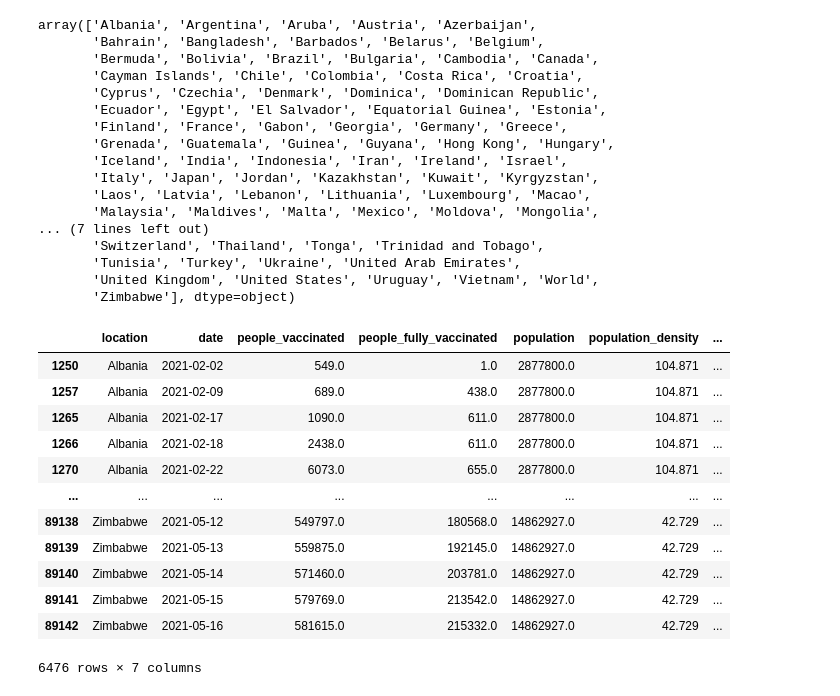
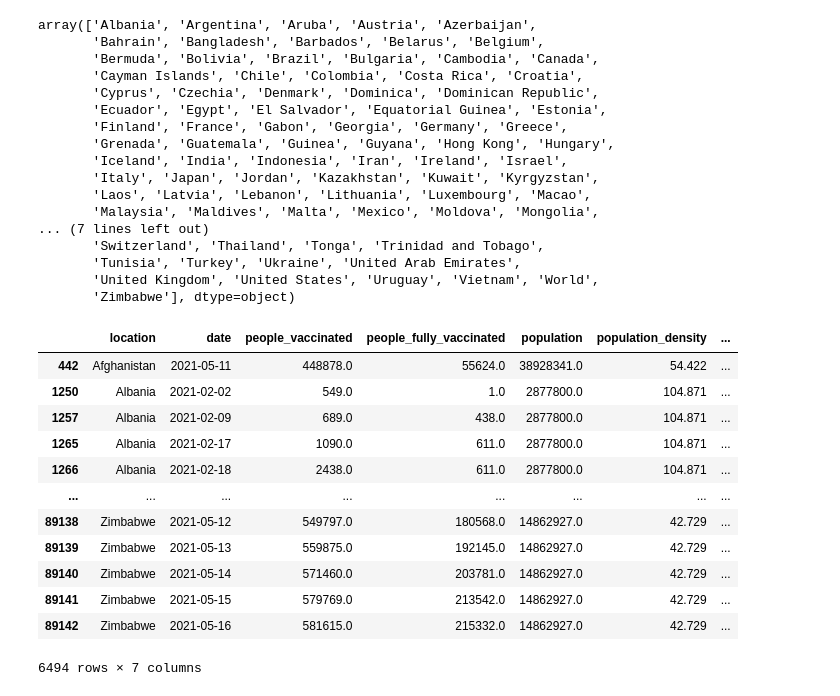
Before and after one commit to nasarar/Post_Covid19_Vacation_Projection, a Jupyter notebook: Covid_19_Vacation2.ipynb, the cells around one changed output. Cells and saved outputs as stored; diff of their text form; code cells hidden in the pictures.

```diff
--- a/Covid_19_Vacation2.ipynb
+++ b/Covid_19_Vacation2.ipynb
@@ -62,13 +63,13 @@ covid_19_filtered
 | 89142 | Zimbabwe | 2021-05-16 | 581615.0 | 215332.0 | 14862927.0 | 42.729 | ... |
 89143 rows × 7 columns
 # %%
-covid_19_filtered.dropna(inplace=True)
+covid_filtered_df.dropna(inplace=True)
 # %% [output]
 A value is trying to be set on a copy of a slice from a DataFrame
 
 See the caveats in the documentation: https://pandas.pydata.org/pandas-docs/stable/user_guide/indexing.html#returning-a-view-versus-a-copy
   """Entry point for launching an IPython kernel.
 # %%
-covid_19_counts= covid_19_filtered["location"].value_counts()
-covid_19_counts
+covid_count= covid_19_filtered["location"].value_counts()
+covid_count
 # %% [output]
@@ -96,7 +97,7 @@ Index(['World', 'Germany', 'Belgium', 'Israel', 'Canada', 'Slovenia',
       dtype='object', length=116)
 # %%
-covid_19_filtered2=covid_19_filtered["location"].isin(covid_19_counts[covid_19_counts>1].index)
-covid_19_filtered2
+covid_filtered2=covid_19_filtered["location"].isin(covid_19_counts[covid_19_counts>1].index)
+covid_filtered2
 # %% [output]
 442      False
 1250      True
@@ -129,0 +114,4 @@ covid_19_filter
+# %%
+#Gathering countries with multiple COVID entries
+covid_filtered_df= covid_filtered_df[covid_filtered2]
+covid_filtered_df
@@ -147,21 +149,21 @@ array(['Albania', 'Argentina', 'Aruba', 'Austria', 'Azerbaijan',
        'Tunisia', 'Turkey', 'Ukraine', 'United Arab Emirates',
        'United Kingdom', 'United States', 'Uruguay', 'Vietnam', 'World',
        'Zimbabwe'], dtype=object)
-# %%
-covid_19_final=covid_19_filter[covid_19_filter.location != 'World']
-covid_19_final
-# %% [output]
-|  | location | date | people_vaccinated | people_fully_vaccinated | population | population_density | ... |
-| 1250 | Albania | 2021-02-02 | 549.0 | 1.0 | 2877800.0 | 104.871 | ... |
-| 1257 | Albania | 2021-02-09 | 689.0 | 438.0 | 2877800.0 | 104.871 | ... |
-| 1265 | Albania | 2021-02-17 | 1090.0 | 611.0 | 2877800.0 | 104.871 | ... |
-| 1266 | Albania | 2021-02-18 | 2438.0 | 611.0 | 2877800.0 | 104.871 | ... |
-| 1270 | Albania | 2021-02-22 | 6073.0 | 655.0 | 2877800.0 | 104.871 | ... |
-| ... | ... | ... | ... | ... | ... | ... | ... |
-| 89138 | Zimbabwe | 2021-05-12 | 549797.0 | 180568.0 | 14862927.0 | 42.729 | ... |
-| 89139 | Zimbabwe | 2021-05-13 | 559875.0 | 192145.0 | 14862927.0 | 42.729 | ... |
-| 89140 | Zimbabwe | 2021-05-14 | 571460.0 | 203781.0 | 14862927.0 | 42.729 | ... |
-| 89141 | Zimbabwe | 2021-05-15 | 579769.0 | 213542.0 | 14862927.0 | 42.729 | ... |
-| 89142 | Zimbabwe | 2021-05-16 | 581615.0 | 215332.0 | 14862927.0 | 42.729 | ... |
-6476 rows × 7 columns
+# %%
+covid_filtered_df= covid_filtered_df[covid_filtered_df.location != 'World']
+covid_filtered_df
+# %% [output]
+|  | location | date | people_vaccinated | people_fully_vaccinated | population | population_density | ... |
+| 442 | Afghanistan | 2021-05-11 | 448878.0 | 55624.0 | 38928341.0 | 54.422 | ... |
+| 1250 | Albania | 2021-02-02 | 549.0 | 1.0 | 2877800.0 | 104.871 | ... |
+| 1257 | Albania | 2021-02-09 | 689.0 | 438.0 | 2877800.0 | 104.871 | ... |
+| 1265 | Albania | 2021-02-17 | 1090.0 | 611.0 | 2877800.0 | 104.871 | ... |
+| 1266 | Albania | 2021-02-18 | 2438.0 | 611.0 | 2877800.0 | 104.871 | ... |
+| ... | ... | ... | ... | ... | ... | ... | ... |
+| 89138 | Zimbabwe | 2021-05-12 | 549797.0 | 180568.0 | 14862927.0 | 42.729 | ... |
+| 89139 | Zimbabwe | 2021-05-13 | 559875.0 | 192145.0 | 14862927.0 | 42.729 | ... |
+| 89140 | Zimbabwe | 2021-05-14 | 571460.0 | 203781.0 | 14862927.0 | 42.729 | ... |
+| 89141 | Zimbabwe | 2021-05-15 | 579769.0 | 213542.0 | 14862927.0 | 42.729 | ... |
+| 89142 | Zimbabwe | 2021-05-16 | 581615.0 | 215332.0 | 14862927.0 | 42.729 | ... |
+6494 rows × 7 columns
 # %%
```
Also changed, not shown: parts of 12 cells of this notebook.
